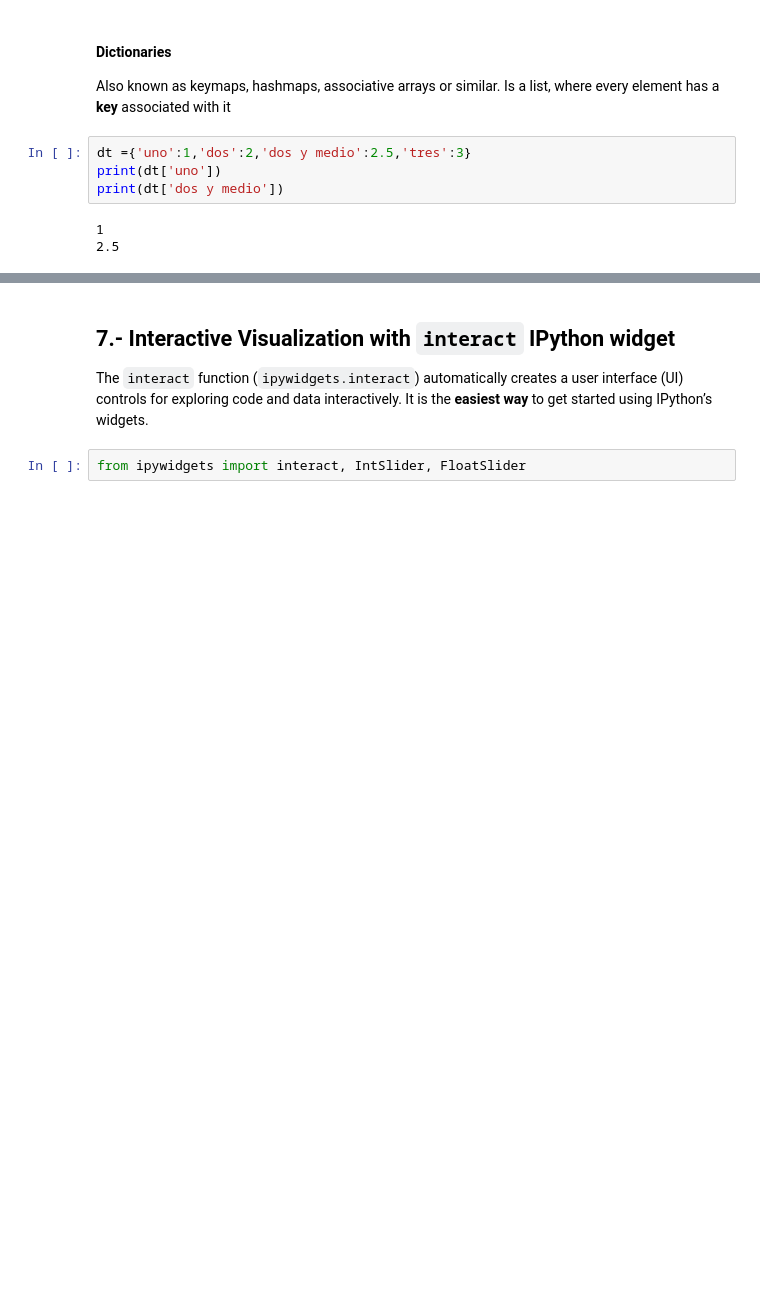
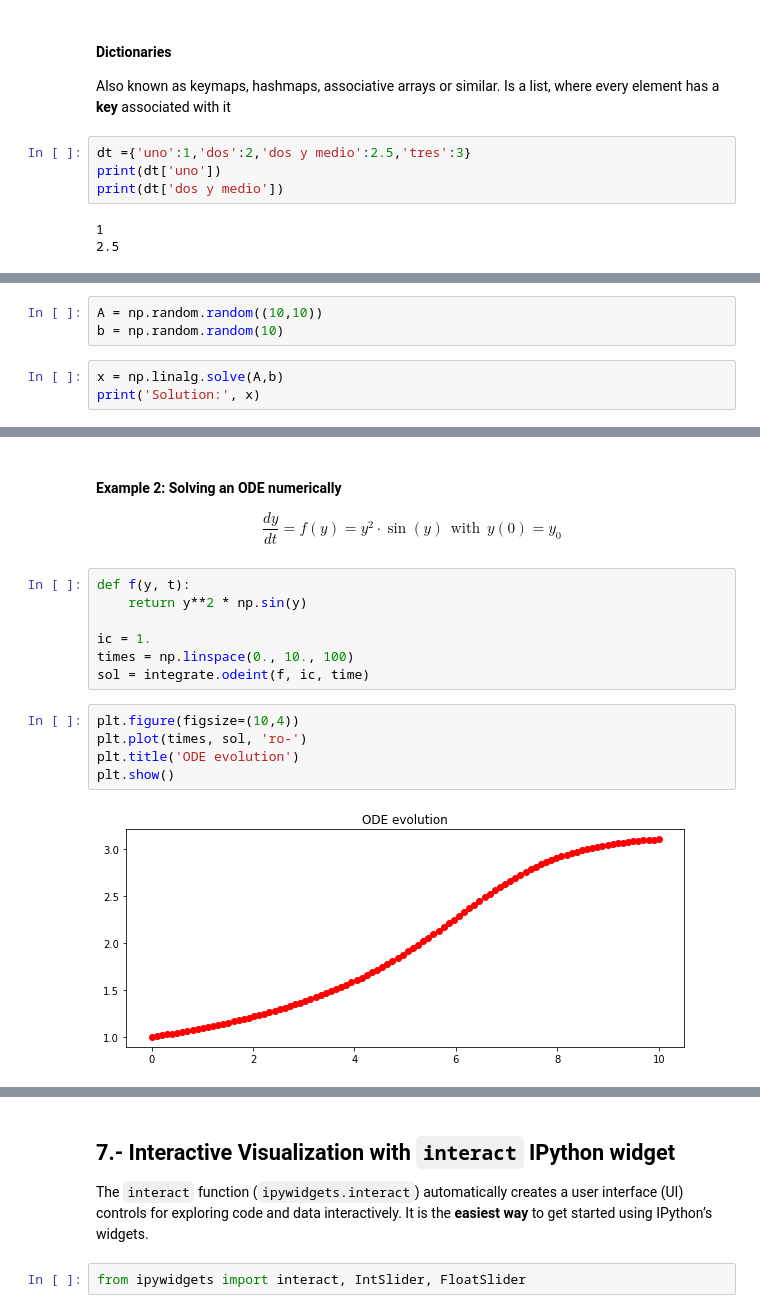
Before and after one commit to ChileanVirtualObservatory/notebooks, a Jupyter notebook: course/I - Introduction.ipynb, the cells around one changed output, grey strips where cells are left out. Saved outputs shown, nothing was run; the diff lists cells and outputs as text; blank space fills up the shorter version.

```diff
--- a/course/I - Introduction.ipynb
+++ b/course/I - Introduction.ipynb
@@ -191,0 +444,6 @@ ax = plt.plot(x,np.matrix([y, z]).T)
+# %%
+A = np.random.random((10,10))
+b = np.random.random(10)
+# %%
+x = np.linalg.solve(A,b)
+print('Solution:', x)
@@ -191,0 +511,20 @@ ax = plt.plot(x,np.matrix([y, z]).T)
+# %% [markdown]
+#### Example 2: Solving an ODE numerically
+
+$$
+\frac{dy}{dt} = f(y) = y^2 \cdot \sin(y) \ \ \text{with} \ \ y(0) = y_0
+$$
+# %%
+def f(y, t):
+    return y**2 * np.sin(y)
+
+ic = 1.
+times = np.linspace(0., 10., 100)
+sol = integrate.odeint(f, ic, time)
+# %%
+plt.figure(figsize=(10,4))
+plt.plot(times, sol, 'ro-')
+plt.title('ODE evolution')
+plt.show()
+# %% [output]
+[figure, added]
```
Also changed, not shown: parts of 76 cells of this notebook.
